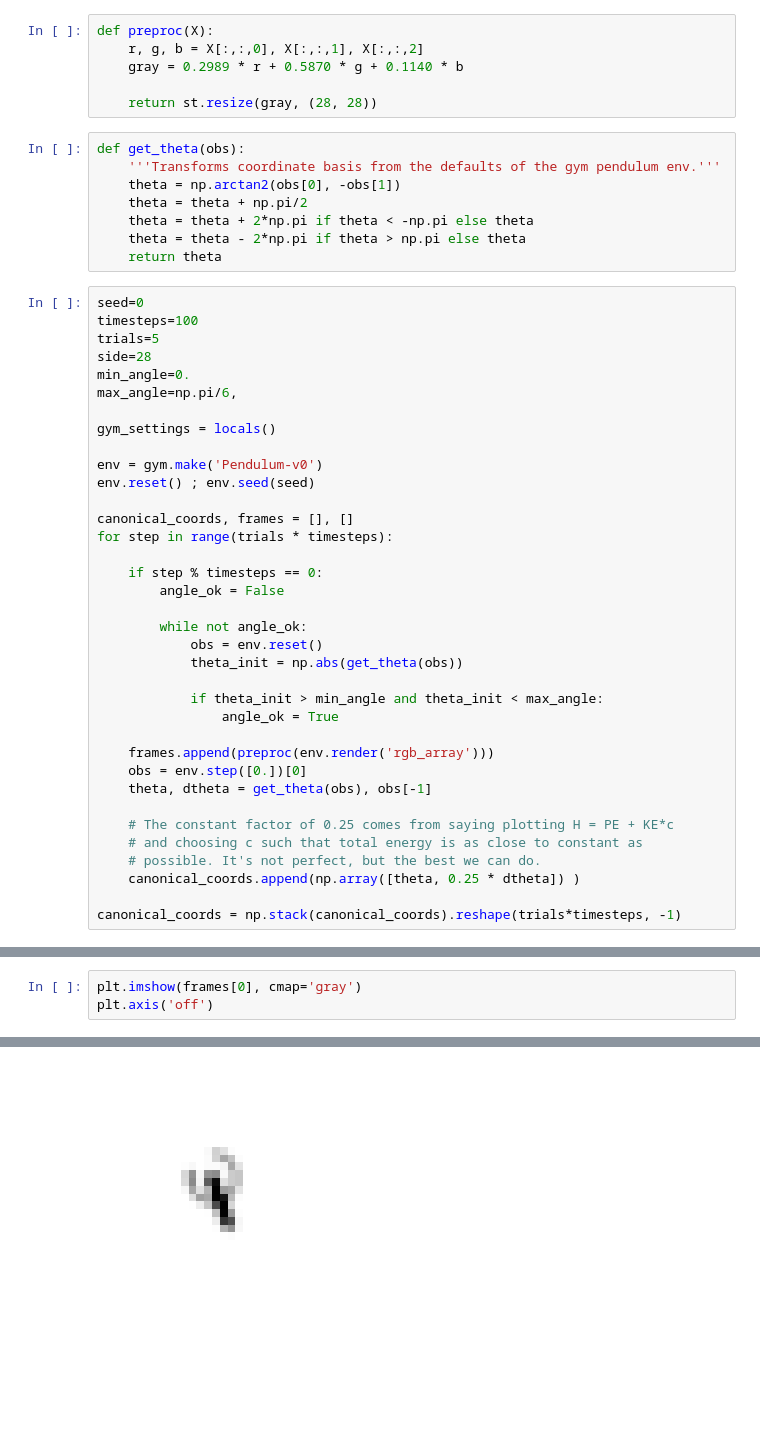
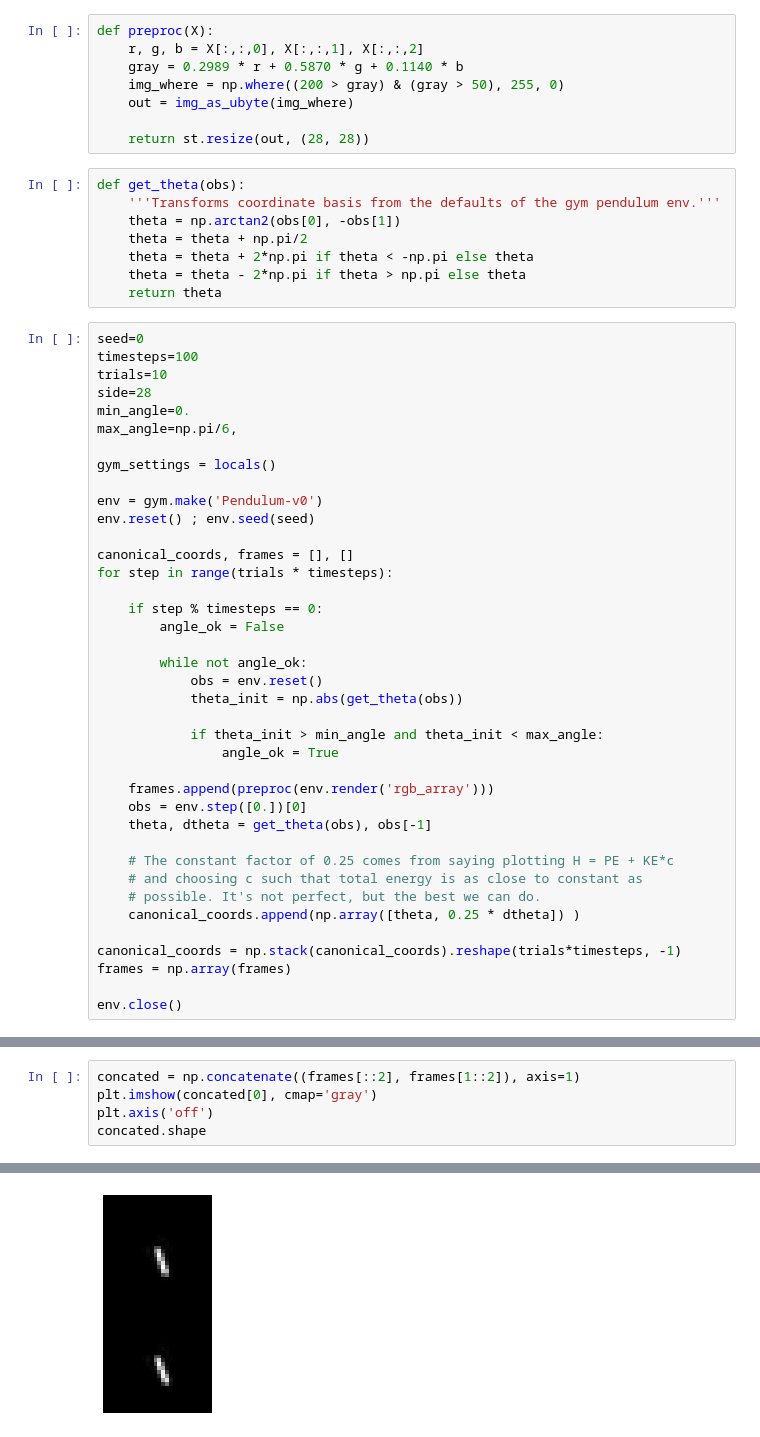
Before and after one commit to szmate00/elte_advanced_ml_lab, a Jupyter notebook: Project/kicsigyurma.ipynb, the cells around one changed output, grey strips where cells are left out. Drawn from its saved outputs; the diff is of its cells as text; blank space fills up the shorter version.

```diff
--- a/Project/kicsigyurma.ipynb
+++ b/Project/kicsigyurma.ipynb
@@ -13,8 +18,10 @@ sns.set()
 def preproc(X):
     r, g, b = X[:,:,0], X[:,:,1], X[:,:,2]
     gray = 0.2989 * r + 0.5870 * g + 0.1140 * b
+    img_where = np.where((200 > gray) & (gray > 50), 255, 0)
+    out = img_as_ubyte(img_where)
 
-    return st.resize(gray, (28, 28))
+    return st.resize(out, (28, 28))
 # %%
 def get_theta(obs):
     '''Transforms coordinate basis from the defaults of the gym pendulum env.'''
@@ -26,7 +33,7 @@ def get_theta(obs):
 # %%
 seed=0
 timesteps=100
-trials=5
+trials=10
 side=28
 min_angle=0.
 max_angle=np.pi/6,
@@ -59,3 +66,6 @@ for step in range(trials * timesteps):
     canonical_coords.append(np.array([theta, 0.25 * dtheta]) )
 
 canonical_coords = np.stack(canonical_coords).reshape(trials*timesteps, -1)
+frames = np.array(frames)
+
+env.close()
@@ -62,4 +88,6 @@ canonical_coords = np.stack(canonical_coords).reshape(trials*timesteps, -1)
 # %%
-plt.imshow(frames[0], cmap='gray')
+concated = np.concatenate((frames[::2], frames[1::2]), axis=1)
+plt.imshow(concated[0], cmap='gray')
 plt.axis('off')
+concated.shape
 # %% [output]
@@ -67 +95 @@ plt.axis('off')
-[figure, old version]
+[figure, new version]
```
Also changed, not shown: parts of 16 cells of this notebook, 3 other files.
